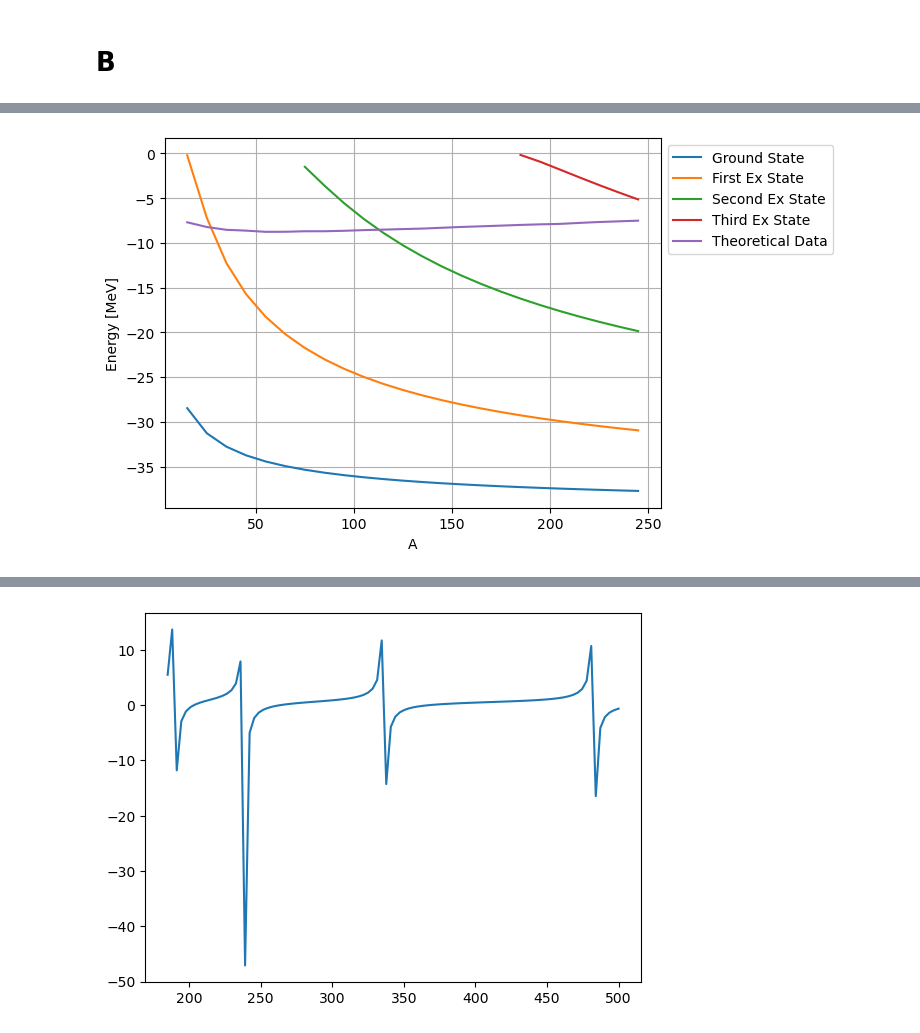
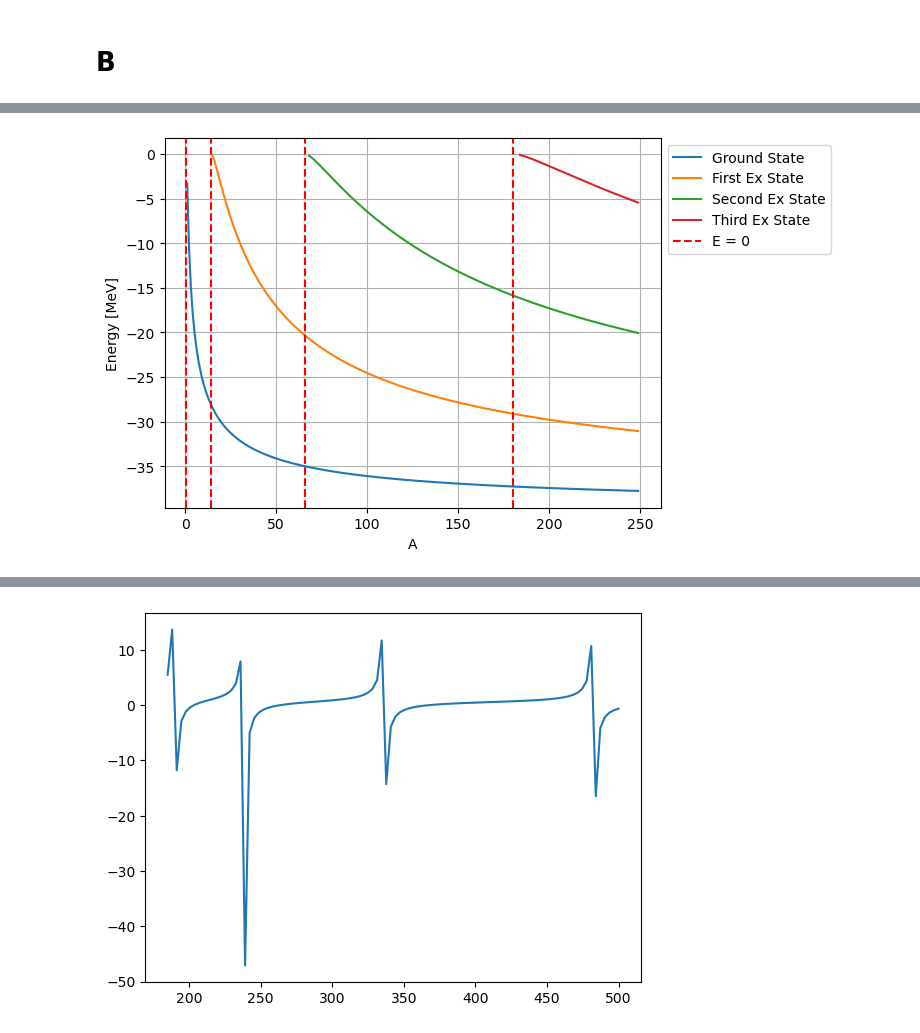
Before and after one commit to sewerininc/poetry_envs, a Jupyter notebook: kernefysik/extra problems 6.ipynb, the cells around one changed output, grey strips where cells are left out. Saved outputs shown, nothing was run; the diff lists cells and outputs as text; code cells hidden in the pictures.

```diff
--- a/kernefysik/extra problems 6.ipynb
+++ b/kernefysik/extra problems 6.ipynb
@@ -96,7 +112,7 @@ finest = 1/137.03599914
 mhbar = 2.*mn/hbarc**2
 
 V0 = 40.
-A = int(input('Give A value: '))
+A = 2
 l = 0
 
 # find energies in E-list just below a fullfilled matching condition
@@ -135,5 +151,5 @@ A: 25  V0: 40.0  l: 0
 # %%
-As = np.arange(15, 250, 10)
+As = np.arange(1, 250, 1)
 Es = []
 
 
@@ -189,13 +194,30 @@ t_es.query("A == 105")
+# %%
+# Part of C, but works here
+def get_A(n: int) -> float:
+    reduced_m_neutron = 940.6  # MeV / c²
+    hbarc = 197.327  # MeV * fm
+    U_0 = 40  # MeV
+    k1 = np.sqrt(2 * reduced_m_neutron * (U_0)) / hbarc
+    output = ((n * np.pi) / (k1 * 2 * 1.4))**3
+    return output
+ns = np.arange(1,9,2)
+A_computed = get_A(ns)
 # %%
 plt.plot(df_e["A"], df_e[0], label="Ground State")
 plt.plot(df_e["A"], df_e[1], label="First Ex State")
 plt.plot(df_e["A"], df_e[2], label="Second Ex State")
 plt.plot(df_e["A"], df_e[3], label="Third Ex State")
-plt.plot(As, np.array(es)*-1*1e-3, label="Theoretical Data")
-plt.legend(bbox_to_anchor=(1,1))
+# plt.plot(As, np.array(es)*-1*1e-3, label="Theoretical Data")
 plt.xlabel("A")
 plt.ylabel("Energy [MeV]")
 plt.grid()
+for A in A_computed:
+    if A == A_computed[0]:
+        plt.axvline(A, color='r', linestyle="--", label="E = 0")
+    else:
+        plt.axvline(A, color='r', linestyle="--")
+
+plt.legend(bbox_to_anchor=(1,1))
 plt.show()
 # %% [output]
-[figure, old version]
+[figure, new version]
```
Also changed, not shown: parts of 16 cells of this notebook, 2 other files.
